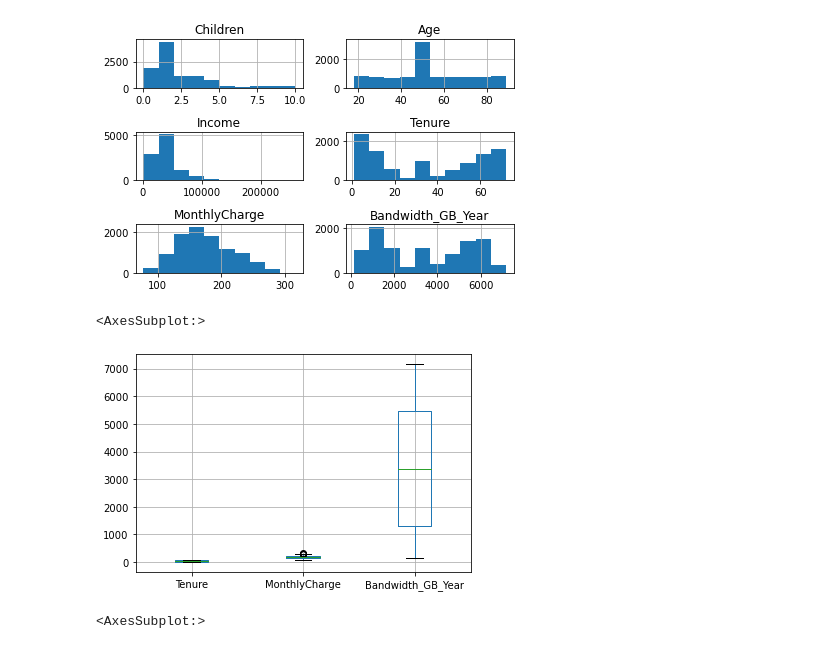
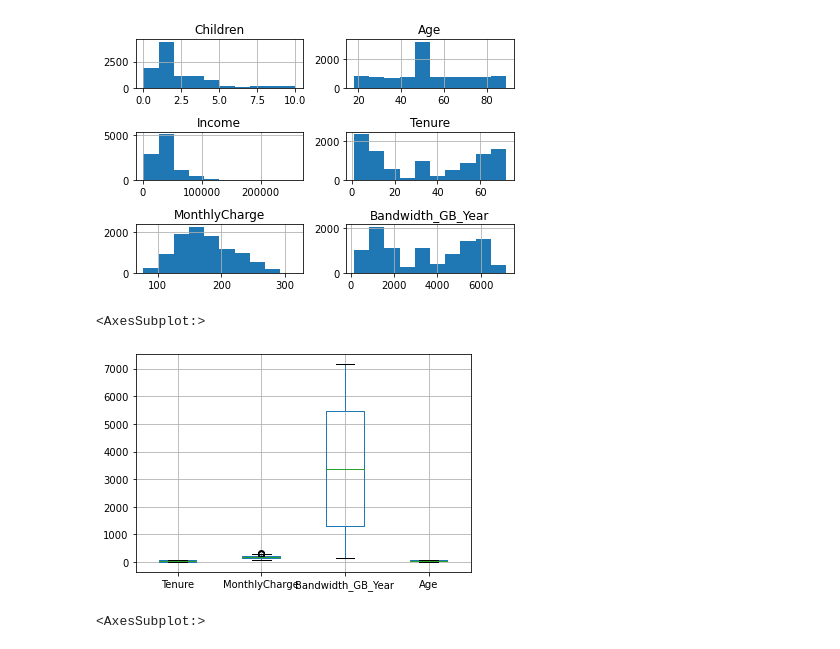
Before and after one commit to mattblasa/Data_Cleaning-D206, a Jupyter notebook: Blasa_Data_Cleaning.ipynb, the cells around one changed output. Drawn from its saved outputs; the diff is of its cells as text; code cells hidden in the pictures.

```diff
--- a/Blasa_Data_Cleaning.ipynb
+++ b/Blasa_Data_Cleaning.ipynb
@@ -386,10 +386,10 @@ plt.tight_layout()
 # %% [output]
 [figure]
 # %%
-clean_df3.boxplot(['Tenure', 'MonthlyCharge', 'Bandwidth_GB_Year'])
+clean_df3.boxplot(['Tenure', 'MonthlyCharge', 'Bandwidth_GB_Year', 'Age'])
 # %% [output]
 <AxesSubplot:>
-[figure, old version]
+[figure, new version]
 # %%
 clean_df3.boxplot(['MonthlyCharge'])
 # %% [output]
```
